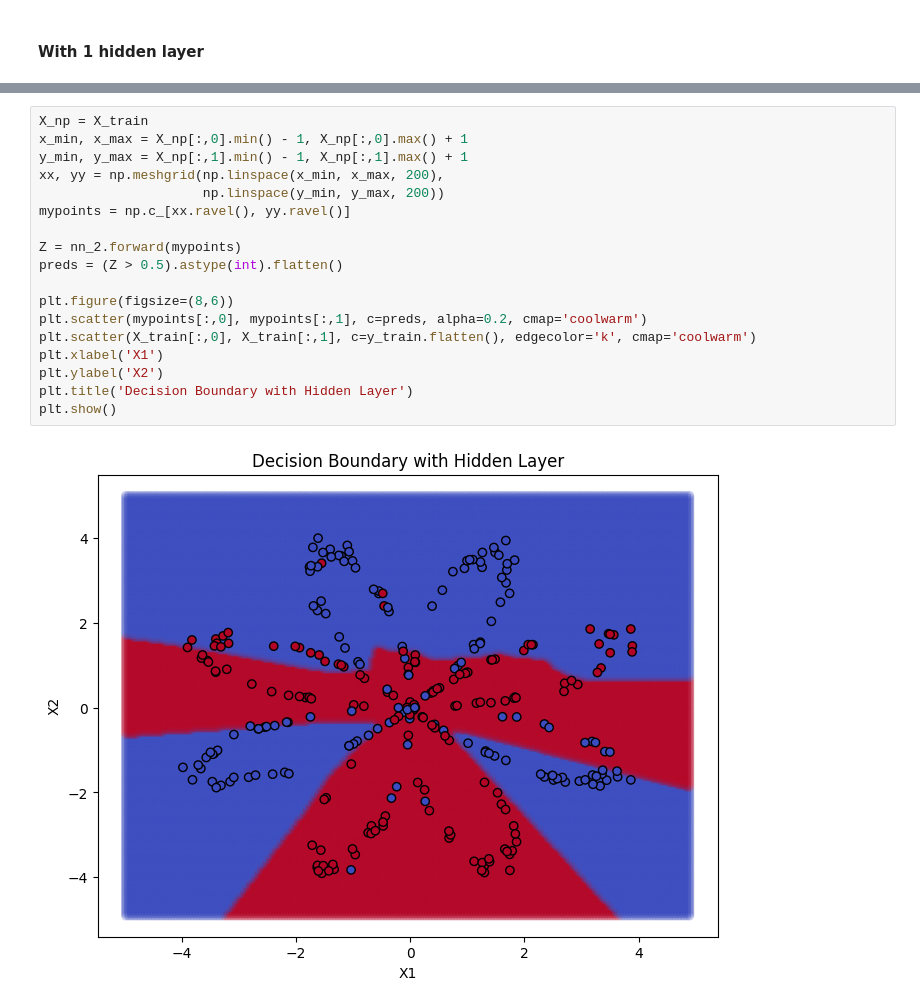
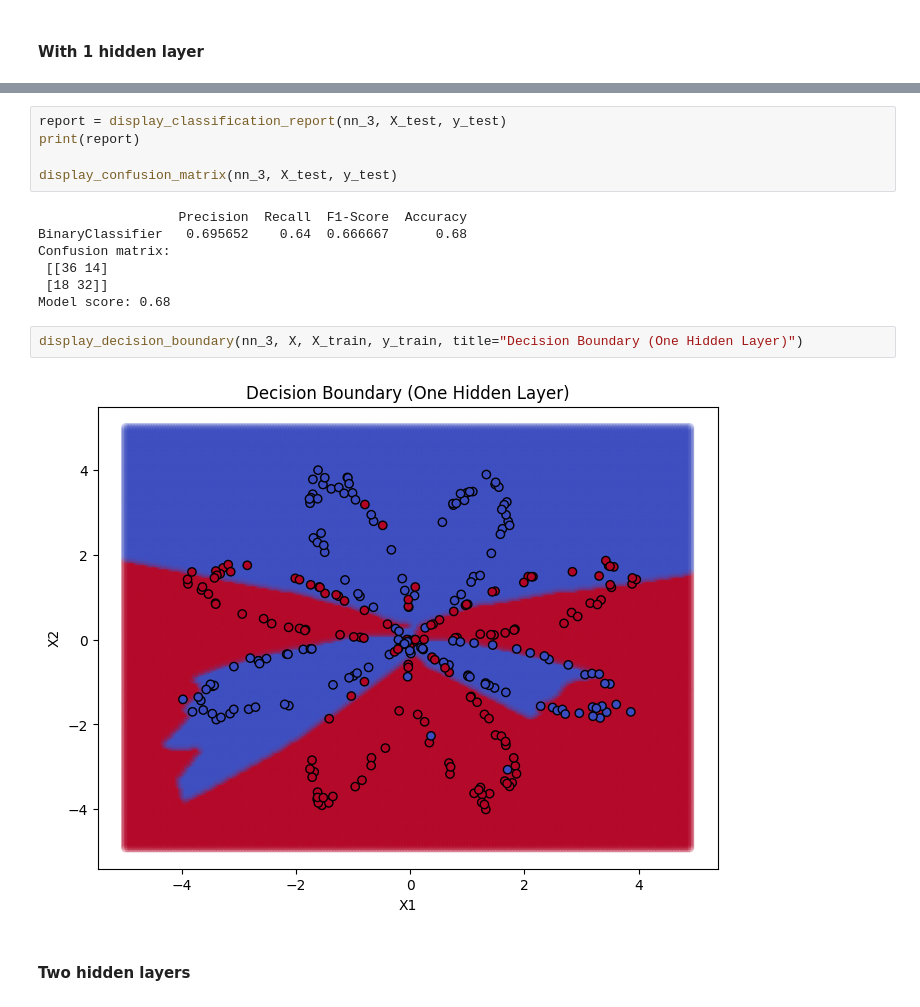
Before and after one commit to UnbiddenDragon/CS5938AssignmentThree, a Jupyter notebook: assignment_3.0_playground.ipynb, the cells around one changed output, grey strips where cells are left out. Cells and saved outputs as stored; diff of their text form.

```diff
--- a/assignment_3.0_playground.ipynb
+++ b/assignment_3.0_playground.ipynb
@@ -531,20 +411,18 @@ Model score: 0.67
+# %%
+report = display_classification_report(nn_3, X_test, y_test)
+print(report)
+
+display_confusion_matrix(nn_3, X_test, y_test)
+# %% [output]
+                  Precision  Recall  F1-Score  Accuracy
+BinaryClassifier   0.695652    0.64  0.666667      0.68
+Confusion matrix:
+ [[36 14]
+ [18 32]]
+Model score: 0.68
 # %%
-X_np = X_train
-x_min, x_max = X_np[:,0].min() - 1, X_np[:,0].max() + 1
-y_min, y_max = X_np[:,1].min() - 1, X_np[:,1].max() + 1
-xx, yy = np.meshgrid(np.linspace(x_min, x_max, 200),
-                     np.linspace(y_min, y_max, 200))
-mypoints = np.c_[xx.ravel(), yy.ravel()]
-
-Z = nn_2.forward(mypoints)
-preds = (Z > 0.5).astype(int).flatten()
-
-plt.figure(figsize=(8,6))
-plt.scatter(mypoints[:,0], mypoints[:,1], c=preds, alpha=0.2, cmap='coolwarm')
-plt.scatter(X_train[:,0], X_train[:,1], c=y_train.flatten(), edgecolor='k', cmap='coolwarm')
-plt.xlabel('X1')
-plt.ylabel('X2')
-plt.title('Decision Boundary with Hidden Layer')
-plt.show()
+display_decision_boundary(nn_3, X, X_train, y_train, title="Decision Boundary (One Hidden Layer)")
 # %% [output]
-[figure, old version]
+[figure, new version]
+# %% [markdown]
+#### Two hidden layers
```
Also changed, not shown: parts of 22 cells of this notebook.
